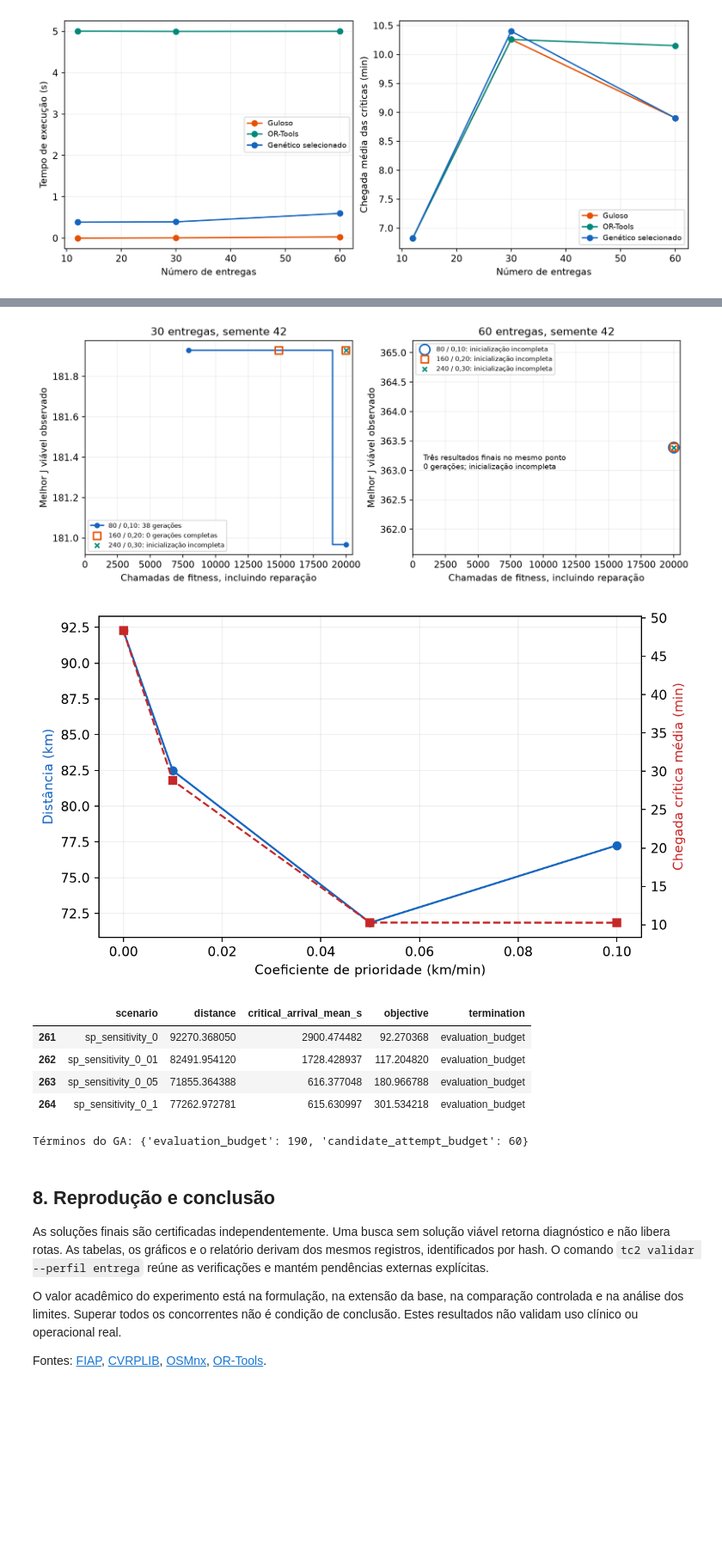
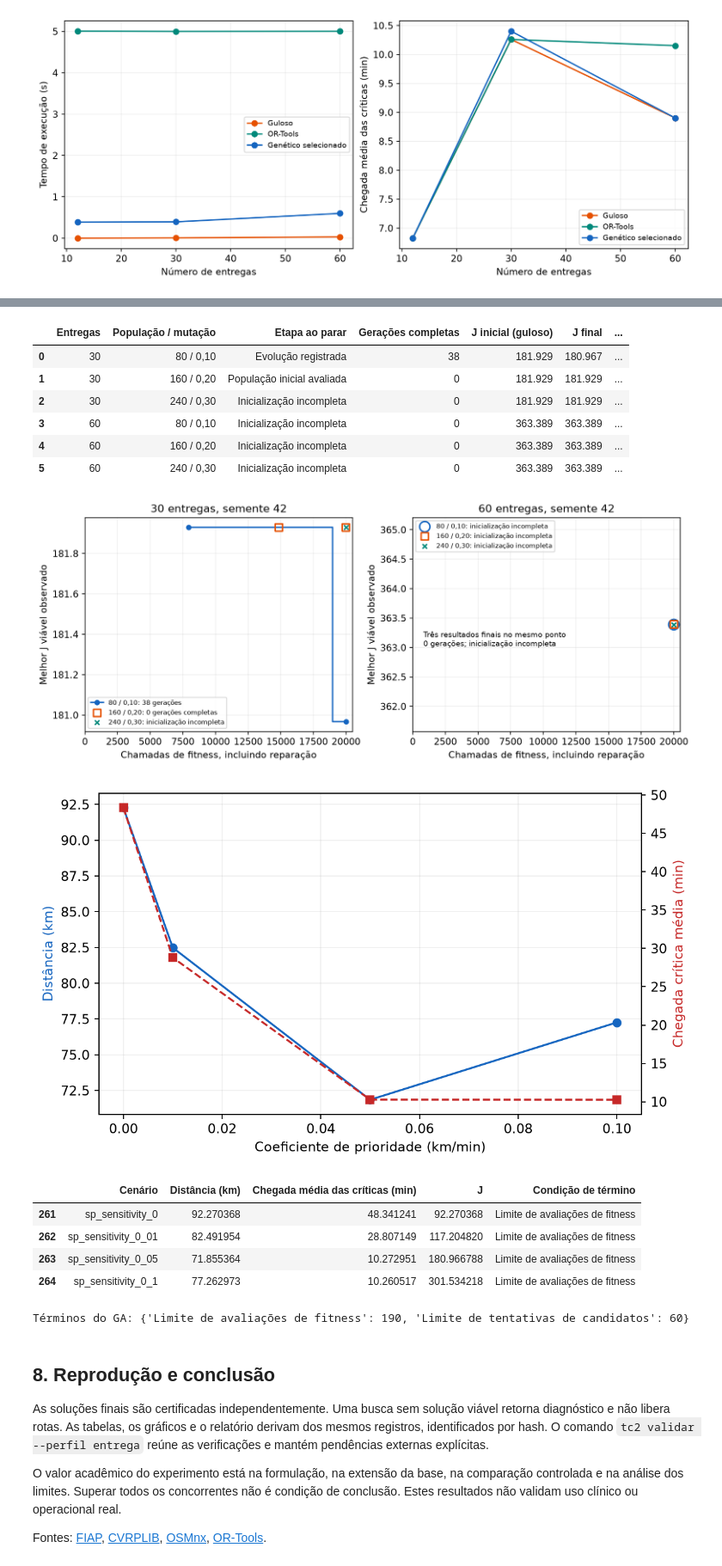
Before and after one commit to rgt001/tech-challenge-fase-2, a Jupyter notebook: notebooks/01_otimizacao_genetica.ipynb, the cells around one changed output, grey strips where cells are left out. Shown at 86% size. Drawn from its saved outputs; the diff is of its cells as text; code cells hidden in the pictures; blank space fills up the shorter version.

```diff
--- a/notebooks/01_otimizacao_genetica.ipynb
+++ b/notebooks/01_otimizacao_genetica.ipynb
@@ -201,19 +222,45 @@ A reparação tenta reduzir violações de capacidade e autonomia por realocaç
 
 A análise de prioridade varia o coeficiente em um cenário de 30 entregas e uma semente. É uma exploração da premissa, sem alegação causal nem definição de pesos clínicos. A autonomia corresponde a distância, sem modelo de combustível ou bateria dependente da carga.
 # %%
+convergence_rows=[]
+for delivery_count in (30,60):
+    current_scenario=load_scenario(ROOT / f"data/scenarios/sp_evaluation_{delivery_count}.json")
+    for configuration in ("pop80_mut10","pop160_mut20","pop240_mut30"):
+        current_solution=load_solution(ROOT / f"outputs/experiments/runs/sp_evaluation_{delivery_count}" / f"genetic_{configuration}_42.json")
+        assert current_solution.status=="feasible" and verify_solution(current_scenario,current_solution).valid
+        metadata=current_solution.metadata
+        assert metadata["termination"]=="evaluation_budget"
+        initial_objective=metadata["initial_greedy_objective"]
+        assert initial_objective is not None
+        stage="Evolução registrada" if metadata["generations"] else ("População inicial avaliada" if metadata["history"] else "Inicialização incompleta")
+        convergence_rows.append({"Entregas":delivery_count,"População / mutação":CONFIGURATION_LABELS[configuration],
+            "Etapa ao parar":stage,"Gerações completas":metadata["generations"],"J inicial (guloso)":initial_objective,
+            "J final":current_solution.metrics.objective,"Melhora de J (%)":100*(initial_objective-current_solution.metrics.objective)/initial_objective})
+display(pd.DataFrame(convergence_rows).round(3))
 display(Image(filename=str(ROOT / "outputs/figures/convergence.png")))
 display(Image(filename=str(ROOT / "outputs/figures/priority_sensitivity.png")))
-display(results[results.scenario.str.startswith("sp_sensitivity_")][["scenario","distance","critical_arrival_mean_s","objective","termination"]])
-print("Términos do GA:",analysis["termination_counts"])
+sensitivity=results[results.scenario.str.startswith("sp_sensitivity_")].copy()
+sensitivity["Distância (km)"]=sensitivity.distance/1000
+sensitivity["Chegada média das críticas (min)"]=sensitivity.critical_arrival_mean_s/60
+sensitivity["Condição de término"]=sensitivity.termination.replace(TERMINATION_LABELS)
+display(sensitivity.rename(columns={"scenario":"Cenário","objective":"J"})[["Cenário","Distância (km)","Chegada média das críticas (min)","J","Condição de término"]])
+print("Términos do GA:",{TERMINATION_LABELS.get(key,key):value for key,value in analysis["termination_counts"].items()})
 # %% [output]
+|  | Entregas | População / mutação | Etapa ao parar | Gerações completas | J inicial (guloso) | J final | ... |
+| 0 | 30 | 80 / 0,10 | Evolução registrada | 38 | 181.929 | 180.967 | ... |
+| 1 | 30 | 160 / 0,20 | População inicial avaliada | 0 | 181.929 | 181.929 | ... |
+| 2 | 30 | 240 / 0,30 | Inicialização incompleta | 0 | 181.929 | 181.929 | ... |
+| 3 | 60 | 80 / 0,10 | Inicialização incompleta | 0 | 363.389 | 363.389 | ... |
+| 4 | 60 | 160 / 0,20 | Inicialização incompleta | 0 | 363.389 | 363.389 | ... |
+| 5 | 60 | 240 / 0,30 | Inicialização incompleta | 0 | 363.389 | 363.389 | ... |
 [figure]
 [figure]
-|  | scenario | distance | critical_arrival_mean_s | objective | termination |
-| 261 | sp_sensitivity_0 | 92270.368050 | 2900.474482 | 92.270368 | evaluation_budget |
-| 262 | sp_sensitivity_0_01 | 82491.954120 | 1728.428937 | 117.204820 | evaluation_budget |
-| 263 | sp_sensitivity_0_05 | 71855.364388 | 616.377048 | 180.966788 | evaluation_budget |
-| 264 | sp_sensitivity_0_1 | 77262.972781 | 615.630997 | 301.534218 | evaluation_budget |
+|  | Cenário | Distância (km) | Chegada média das críticas (min) | J | Condição de término |
+| 261 | sp_sensitivity_0 | 92.270368 | 48.341241 | 92.270368 | Limite de avaliações de fitness |
+| 262 | sp_sensitivity_0_01 | 82.491954 | 28.807149 | 117.204820 | Limite de avaliações de fitness |
+| 263 | sp_sensitivity_0_05 | 71.855364 | 10.272951 | 180.966788 | Limite de avaliações de fitness |
+| 264 | sp_sensitivity_0_1 | 77.262973 | 10.260517 | 301.534218 | Limite de avaliações de fitness |
-Términos do GA: {'evaluation_budget': 190, 'candidate_attempt_budget': 60}
+Términos do GA: {'Limite de avaliações de fitness': 190, 'Limite de tentativas de candidatos': 60}
 # %% [markdown]
 ## 8. Reprodução e conclusão
 
```
Also changed, not shown: parts of 9 cells of this notebook, 8 other files.
